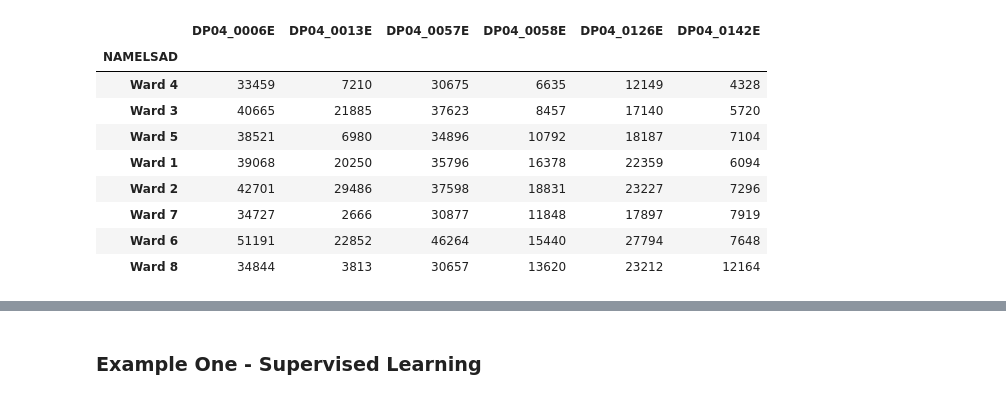
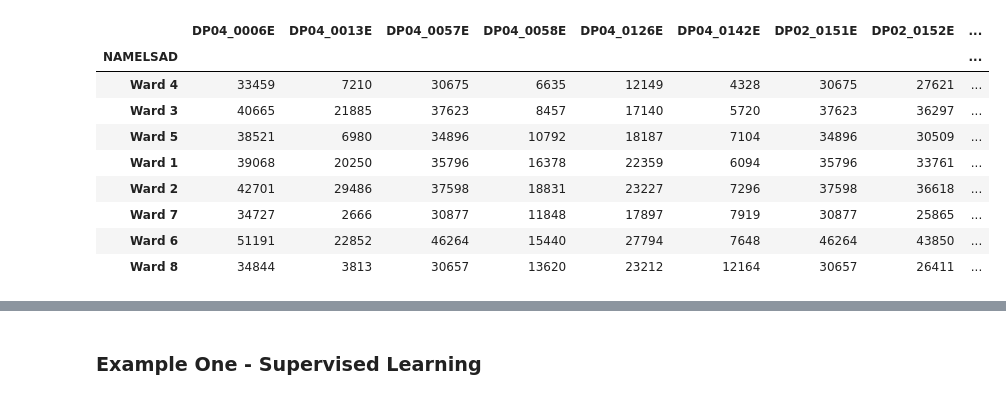
Before and after one commit to Bipartisan-Policy-Center/BPC_MLSeries, a Jupyter notebook: MLExplainer.ipynb, the cells around one changed output, grey strips where cells are left out. Saved outputs shown, nothing was run; the diff lists cells and outputs as text; code cells hidden in the pictures.

```diff
--- a/MLExplainer.ipynb
+++ b/MLExplainer.ipynb
@@ -2,6 +2,13 @@
 import pandas as pd
 import seaborn as sns
 
-dc_wards = pd.read_csv('ACS_Housing_Characteristics_DC_Ward.csv')
-dc_wards.columns
+dc_wards_housing = pd.read_csv('ACS_Housing_Characteristics_DC_Ward.csv')
+dc_wards_social = pd.read_csv('ACS_Social_Characteristics_DC_Ward.csv').loc[:,['DP02_0151E','DP02_0152E','DP02_0153E','WARD']]
+
+dc_wards_housing.set_index('WARD', inplace=True)
+dc_wards_social.set_index('WARD', inplace=True)
+
+
+dc_wards = dc_wards_housing.join(dc_wards_social)
+dc_wards
 # %% [output]
@@ -22,20 +52,21 @@ We will predict the percentage of renters spending more than 35% of their income
 * number of occupants paying rent - `DP04_0126E`
 * number of occupants whose rent exceeds 35% of income - `DP04_0142E`
 # %%
-dc_wards = dc_wards.loc[:,['NAMELSAD', 'DP04_0006E', 'DP04_0013E', 'DP04_0057E', 'DP04_0058E', 'DP04_0126E', 'DP04_0142E']]
+dc_wards = dc_wards.loc[:,['NAMELSAD', 'DP04_0006E', 'DP04_0013E', 'DP04_0057E',
+    'DP04_0058E', 'DP04_0126E', 'DP04_0142E', 'DP02_0151E','DP02_0152E','DP02_0153E']]
 dc_wards.set_index('NAMELSAD', inplace=True)
 dc_wards.head(8)
 # %% [output]
-|  | DP04_0006E | DP04_0013E | DP04_0057E | DP04_0058E | DP04_0126E | DP04_0142E |
-| NAMELSAD |  |  |  |  |  |  |
-| Ward 4 | 33459 | 7210 | 30675 | 6635 | 12149 | 4328 |
-| Ward 3 | 40665 | 21885 | 37623 | 8457 | 17140 | 5720 |
-| Ward 5 | 38521 | 6980 | 34896 | 10792 | 18187 | 7104 |
-| Ward 1 | 39068 | 20250 | 35796 | 16378 | 22359 | 6094 |
-| Ward 2 | 42701 | 29486 | 37598 | 18831 | 23227 | 7296 |
-| Ward 7 | 34727 | 2666 | 30877 | 11848 | 17897 | 7919 |
-| Ward 6 | 51191 | 22852 | 46264 | 15440 | 27794 | 7648 |
-| Ward 8 | 34844 | 3813 | 30657 | 13620 | 23212 | 12164 |
+|  | DP04_0006E | DP04_0013E | DP04_0057E | DP04_0058E | DP04_0126E | DP04_0142E | DP02_0151E | DP02_0152E | ... |
+| NAMELSAD |  |  |  |  |  |  |  |  | ... |
+| Ward 4 | 33459 | 7210 | 30675 | 6635 | 12149 | 4328 | 30675 | 27621 | ... |
+| Ward 3 | 40665 | 21885 | 37623 | 8457 | 17140 | 5720 | 37623 | 36297 | ... |
+| Ward 5 | 38521 | 6980 | 34896 | 10792 | 18187 | 7104 | 34896 | 30509 | ... |
+| Ward 1 | 39068 | 20250 | 35796 | 16378 | 22359 | 6094 | 35796 | 33761 | ... |
+| Ward 2 | 42701 | 29486 | 37598 | 18831 | 23227 | 7296 | 37598 | 36618 | ... |
+| Ward 7 | 34727 | 2666 | 30877 | 11848 | 17897 | 7919 | 30877 | 25865 | ... |
+| Ward 6 | 51191 | 22852 | 46264 | 15440 | 27794 | 7648 | 46264 | 43850 | ... |
+| Ward 8 | 34844 | 3813 | 30657 | 13620 | 23212 | 12164 | 30657 | 26411 | ... |
 # %%
 ward_pct = pd.concat([dc_wards.loc[:,'DP04_0013E'] / dc_wards.loc[:,'DP04_0006E'],
                      dc_wards.loc[:,'DP04_0058E'] / dc_wards.loc[:,'DP04_0057E'],
```
Also changed, not shown: parts of 19 cells of this notebook, 3 other files.
